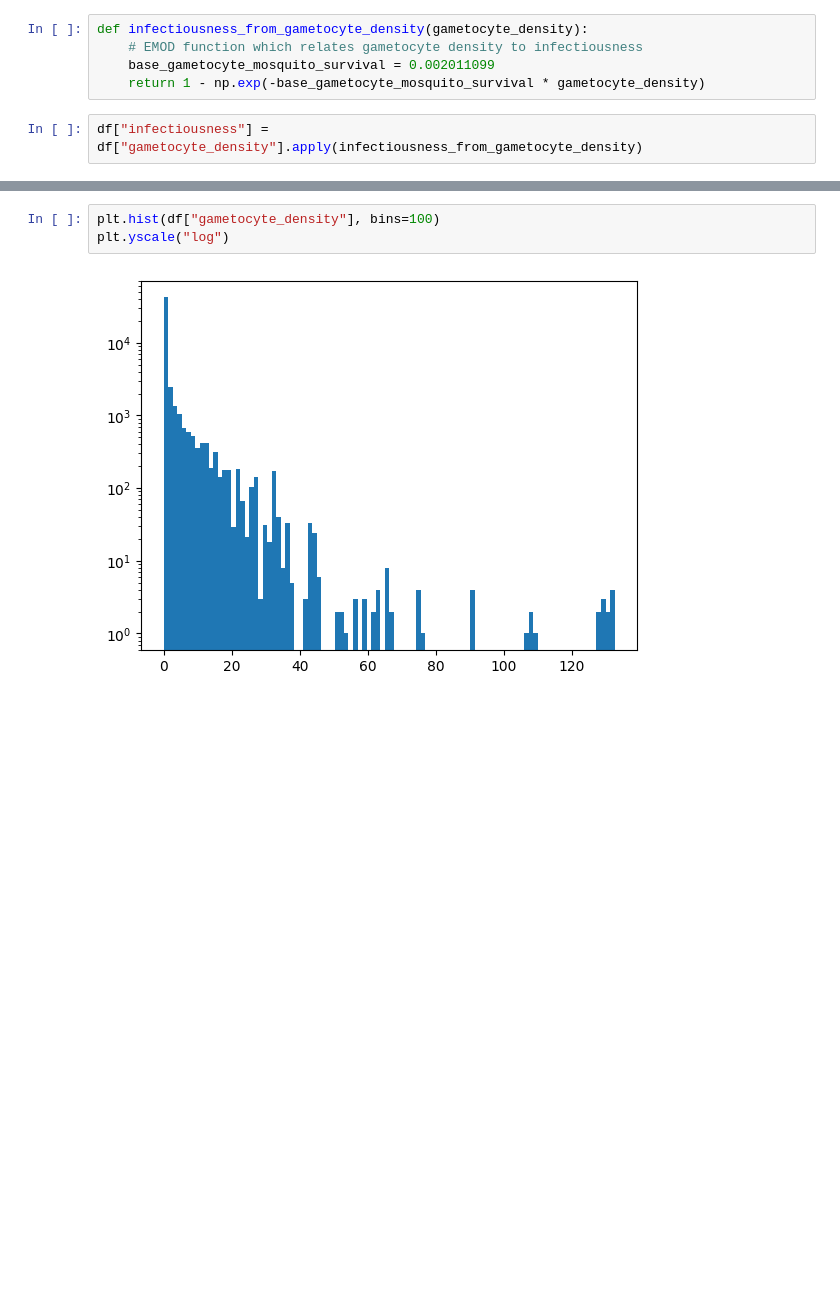
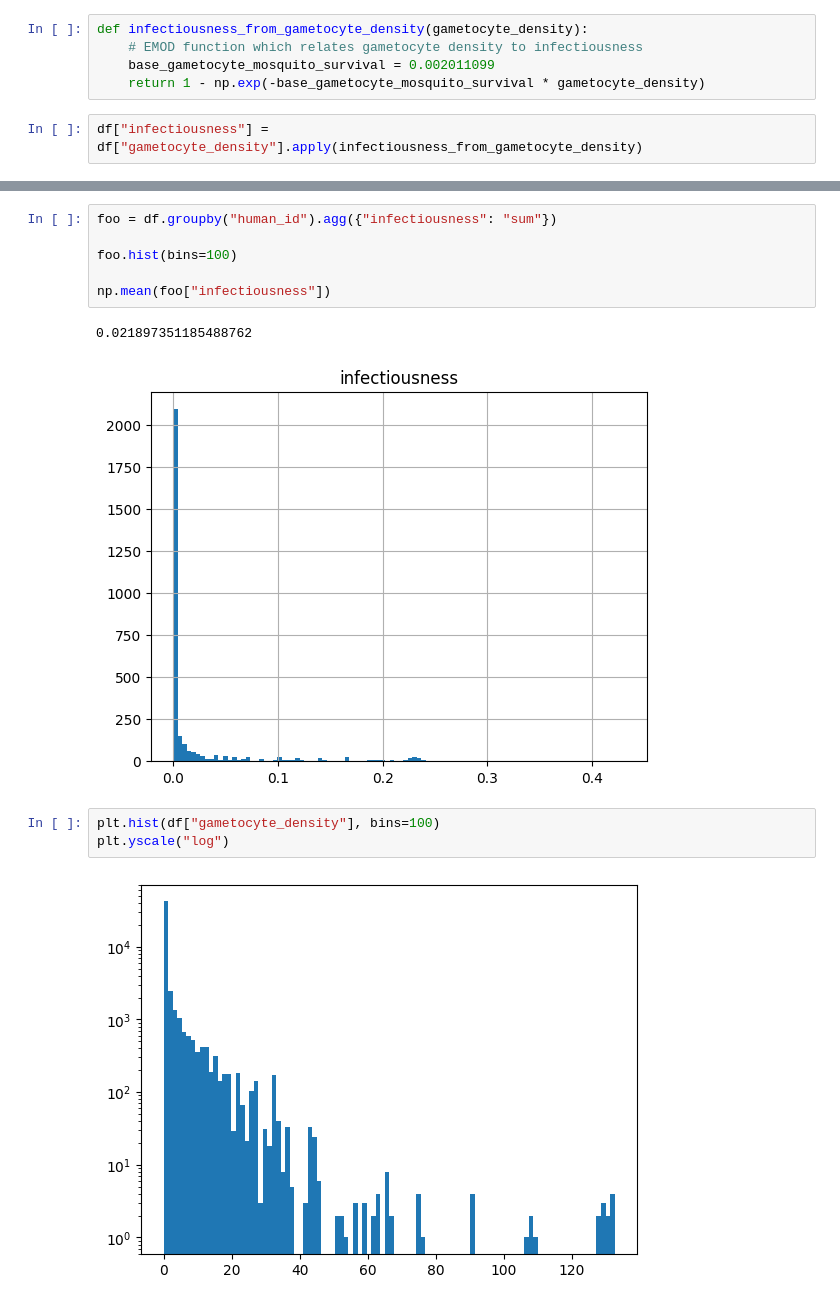
Before and after one commit to jgsuresh/senegal-network-sim, a Jupyter notebook: network_sim/experiments/240715-01/sanity_check_run.ipynb, the cells around one changed output, grey strips where cells are left out. Cells and saved outputs as stored; diff of their text form; blank space fills up the shorter version.

```diff
--- a/network_sim/experiments/240715-01/sanity_check_run.ipynb
+++ b/network_sim/experiments/240715-01/sanity_check_run.ipynb
@@ -23,3 +36,12 @@ np.mean(df["gametocyte_density"])
+# %%
+foo = df.groupby("human_id").agg({"infectiousness": "sum"})
+
+foo.hist(bins=100)
+
+np.mean(foo["infectiousness"])
+# %% [output]
+0.021897351185488762
+[figure, added]
 # %%
 plt.hist(df["gametocyte_density"], bins=100)
 plt.yscale("log")
```
Also changed, not shown: parts of 4 cells of this notebook, 18 other files.
